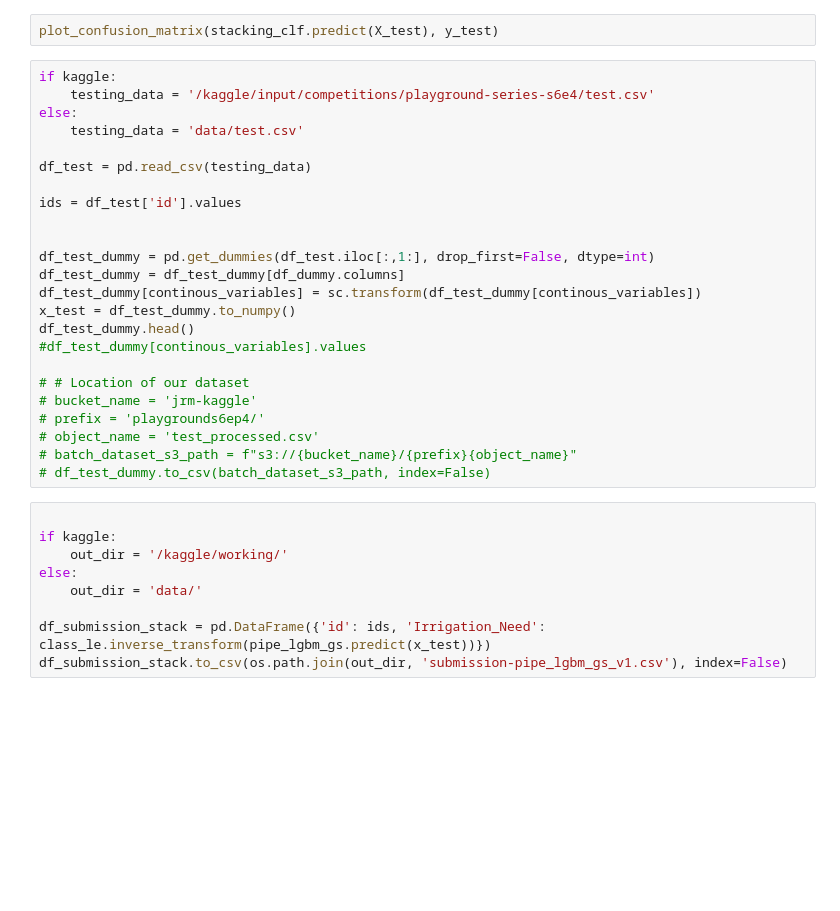
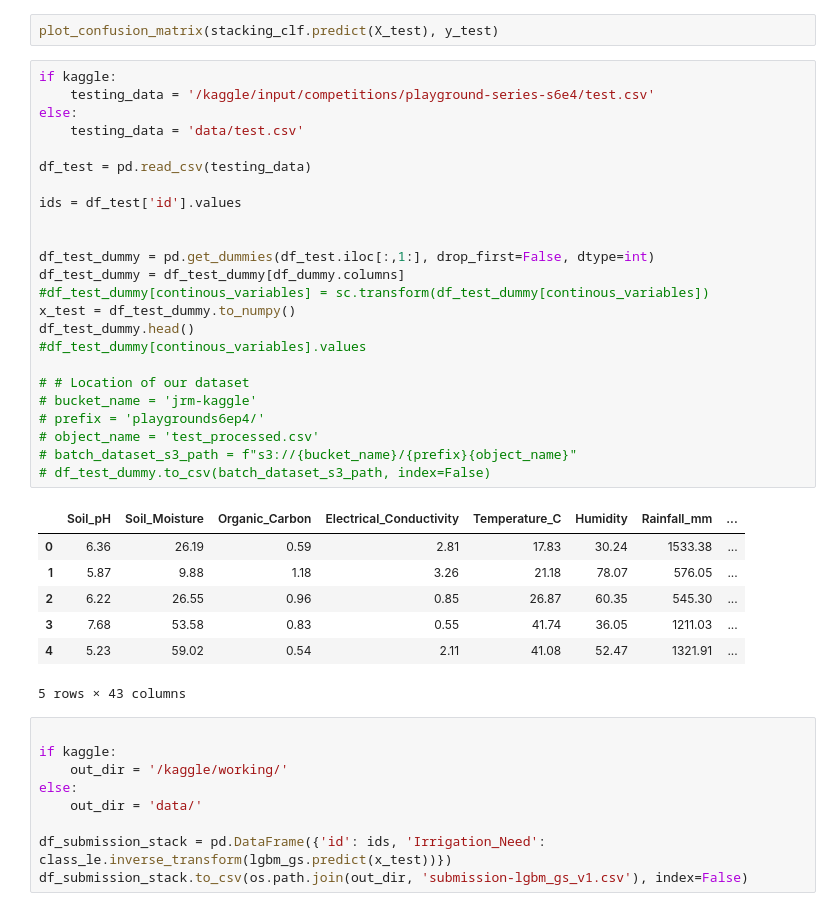
Before and after one commit to ryanmcgreevy/kaggle, a Jupyter notebook: playground-s6ep4/xgb_standalone.ipynb, the cells around one changed output. Cells and saved outputs as stored; diff of their text form; blank space fills up the shorter version.

Commit message:
started cleaning up and organzing best functioning code in prep for a final submission workflow

```diff
--- a/playground-s6ep4/xgb_standalone.ipynb
+++ b/playground-s6ep4/xgb_standalone.ipynb
@@ -460,27 +501,35 @@ plot_confusion_matrix(stacking_clf.predict(X_test), y_test)
 # %%
 if kaggle:
     testing_data = '/kaggle/input/competitions/playground-series-s6e4/test.csv'
 else:
     testing_data = 'data/test.csv'
 
 df_test = pd.read_csv(testing_data)
 
 ids = df_test['id'].values
 
 
 df_test_dummy = pd.get_dummies(df_test.iloc[:,1:], drop_first=False, dtype=int)
 df_test_dummy = df_test_dummy[df_dummy.columns]
-df_test_dummy[continous_variables] = sc.transform(df_test_dummy[continous_variables])
+#df_test_dummy[continous_variables] = sc.transform(df_test_dummy[continous_variables])
 x_test = df_test_dummy.to_numpy()
 df_test_dummy.head()
 #df_test_dummy[continous_variables].values
 
 # # Location of our dataset
 # bucket_name = 'jrm-kaggle'
 # prefix = 'playgrounds6ep4/'
 # object_name = 'test_processed.csv'
 # batch_dataset_s3_path = f"s3://{bucket_name}/{prefix}{object_name}"
 # df_test_dummy.to_csv(batch_dataset_s3_path, index=False)
+# %% [output]
+|  | Soil_pH | Soil_Moisture | Organic_Carbon | Electrical_Conductivity | Temperature_C | Humidity | Rainfall_mm | ... |
+| 0 | 6.36 | 26.19 | 0.59 | 2.81 | 17.83 | 30.24 | 1533.38 | ... |
+| 1 | 5.87 | 9.88 | 1.18 | 3.26 | 21.18 | 78.07 | 576.05 | ... |
+| 2 | 6.22 | 26.55 | 0.96 | 0.85 | 26.87 | 60.35 | 545.30 | ... |
+| 3 | 7.68 | 53.58 | 0.83 | 0.55 | 41.74 | 36.05 | 1211.03 | ... |
+| 4 | 5.23 | 59.02 | 0.54 | 2.11 | 41.08 | 52.47 | 1321.91 | ... |
+5 rows × 43 columns
 # %%
 
 if kaggle:
@@ -488,5 +537,5 @@ if kaggle:
 else:
     out_dir = 'data/'
 
-df_submission_stack = pd.DataFrame({'id': ids, 'Irrigation_Need': class_le.inverse_transform(pipe_lgbm_gs.predict(x_test))})
-df_submission_stack.to_csv(os.path.join(out_dir, 'submission-pipe_lgbm_gs_v1.csv'), index=False)
+df_submission_stack = pd.DataFrame({'id': ids, 'Irrigation_Need': class_le.inverse_transform(lgbm_gs.predict(x_test))})
+df_submission_stack.to_csv(os.path.join(out_dir, 'submission-lgbm_gs_v1.csv'), index=False)
```
Also changed, not shown: parts of 2 cells of this notebook, 1 other file.
